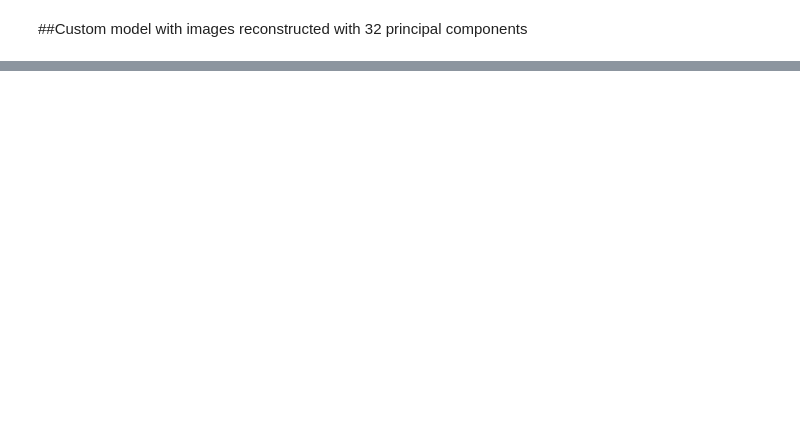
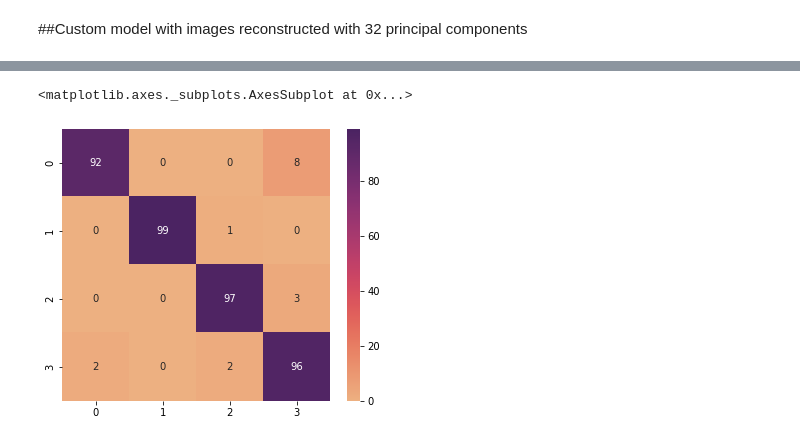
Before and after one commit to monikachudyba/ArtificialNeuralNetworkProjects, a Jupyter notebook: CNN-CoffeeBeanDataset.ipynb, the cells around one changed output, grey strips where cells are left out. Cells and saved outputs as stored; diff of their text form; code cells hidden in the pictures; blank space fills up the shorter version.

Commit message:
Transfer learning with ResNet

```diff
--- a/CNN-CoffeeBeanDataset.ipynb
+++ b/CNN-CoffeeBeanDataset.ipynb
@@ -533,3 +472,0 @@ sns.heatmap(cf, cmap="flare", annot=True)
-# %%
-y_train = y_train.to_numpy().reshape(len(y_train), 1)
-y_test = y_test.to_numpy().reshape(len(y_test), 1)
@@ -609,0 +488,27 @@ model.evaluate_generator(test_imagegen_pca4)
+# %%
+#tf.keras.applications.resnet_v2.preprocess_input
+base_model = ResNet50V2(include_top=False, weights="imagenet")
+
+base_model.trainable = False
+
+inputs = Input(shape=(224,224,3))
+
+x = base_model(inputs)
+
+x = GlobalAveragePooling2D()(x)
+
+outputs = Dense(4, activation="softmax")(x)
+
+model_rn = Model(inputs, outputs)
+
+model_rn.compile(loss = "categorical_crossentropy",
+                optimizer = Adam(learning_rate = 0.001),
+                metrics = ["accuracy"])
+
+
+model_rn.fit(train_imagegen_pca32,
+             epochs=20,
+             steps_per_epoch = len(train_imagegen_pca32),
+             validation_data = test_imagegen_pca32,
+             validation_steps = int(0.25*len(test_imagegen_pca32)),
+             callbacks=[my_callback])
@@ -610,2 +521,2 @@ model.evaluate_generator(test_imagegen_pca4)
 # %%
-#predictions = np.argmax(model.predict(test_imagegen_pca4), axis=-1)
+predictions = np.argmax(model_rn.predict(test_imagegen_pca32), axis=-1)
@@ -681,5 +523,3 @@ preds = model_r.predict(test_imagegen_pca4)
-# %%
-predictions = np.argmax(preds, axis=-1)
 # %%
 print(classification_report(y_test, predictions))
 # %% [output]
@@ -707,0 +536,7 @@ weighted avg       0.90      0.90      0.90       400
+# %%
+cf = confusion_matrix(y_test, predictions)
+plt.figure(figsize=(6, 5))
+sns.heatmap(cf, cmap="flare", annot=True)
+# %% [output]
+<matplotlib.axes._subplots.AxesSubplot at 0x...>
+[figure, added]
```
Also changed, not shown: parts of 66 cells of this notebook.
